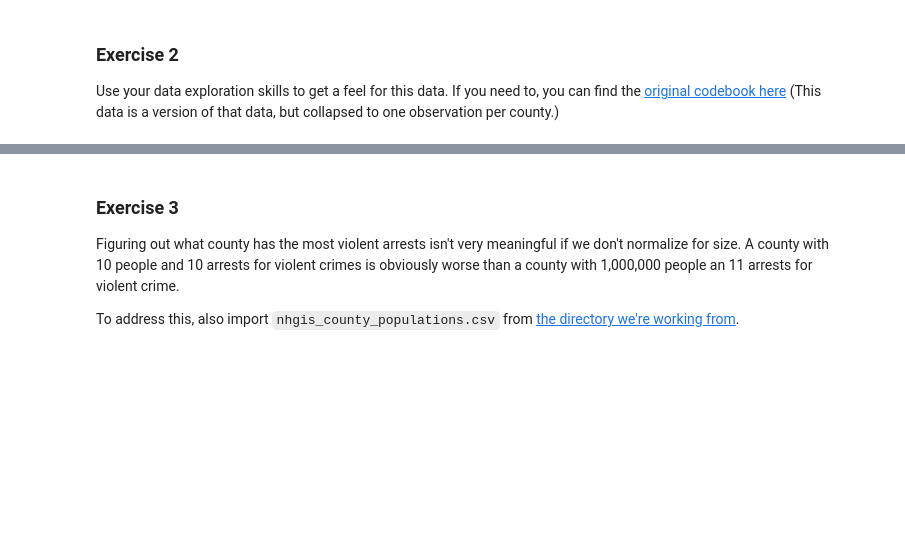
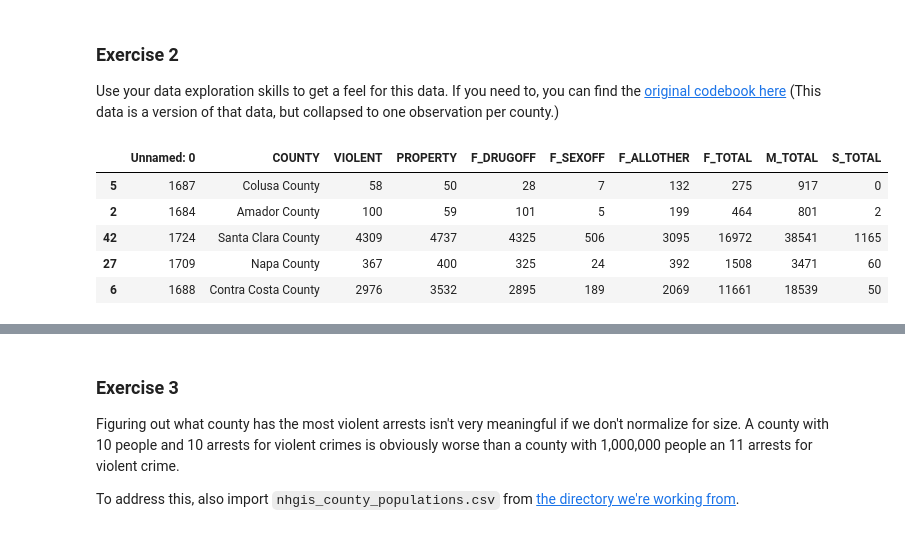
Before and after one commit to BarbaraPFloresRios/IDS720_PracticalDataScience, a Jupyter notebook: 20231019_ExerciseMerging/Exercise_merging.ipynb, the cells around one changed output, grey strips where cells are left out. Cells and saved outputs as stored; diff of their text form; code cells hidden in the pictures; blank space fills up the shorter version.

```diff
--- a/20231019_ExerciseMerging/Exercise_merging.ipynb
+++ b/20231019_ExerciseMerging/Exercise_merging.ipynb
@@ -68,3 +59,13 @@ data.sample(5)
 # %% [markdown]
 ### Exercise 2
 Use your data exploration skills to get a feel for this data. If you need to, you can find the [original codebook here](https://github.com/nickeubank/practicaldatascience/blob/master/Example_Data/ca/arrests_codebook.pdf) (This data is a version of that data, but collapsed to one observation per county.)
+# %%
+# Explore the data
+ca_arrests_2009.sample(5)
+# %% [output]
+|  | Unnamed: 0 | COUNTY | VIOLENT | PROPERTY | F_DRUGOFF | F_SEXOFF | F_ALLOTHER | F_TOTAL | M_TOTAL | S_TOTAL |
+| 5 | 1687 | Colusa County | 58 | 50 | 28 | 7 | 132 | 275 | 917 | 0 |
+| 2 | 1684 | Amador County | 100 | 59 | 101 | 5 | 199 | 464 | 801 | 2 |
+| 42 | 1724 | Santa Clara County | 4309 | 4737 | 4325 | 506 | 3095 | 16972 | 38541 | 1165 |
+| 27 | 1709 | Napa County | 367 | 400 | 325 | 24 | 392 | 1508 | 3471 | 60 |
+| 6 | 1688 | Contra Costa County | 2976 | 3532 | 2895 | 189 | 2069 | 11661 | 18539 | 50 |
```
Also changed, not shown: parts of 10 cells of this notebook.
